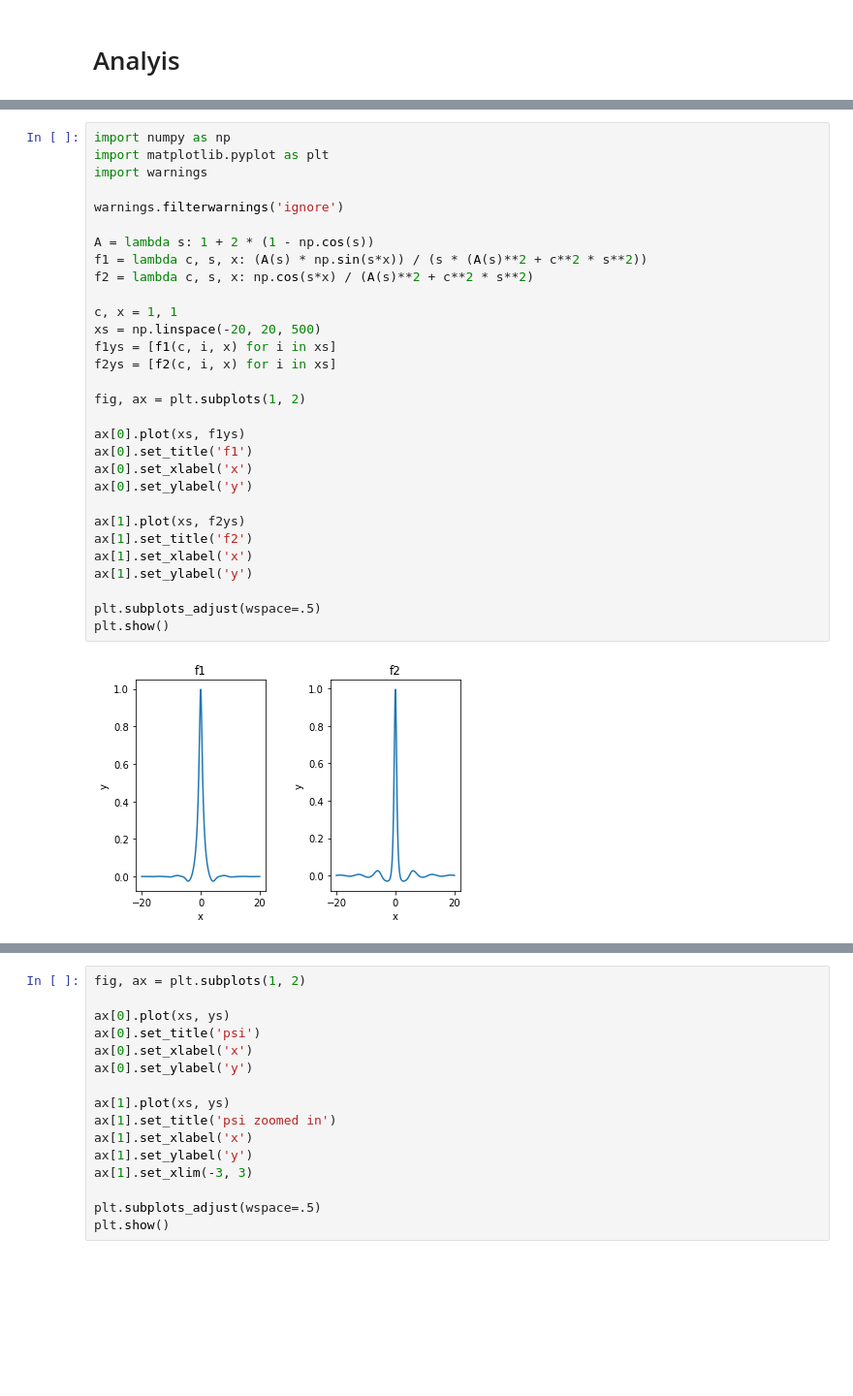
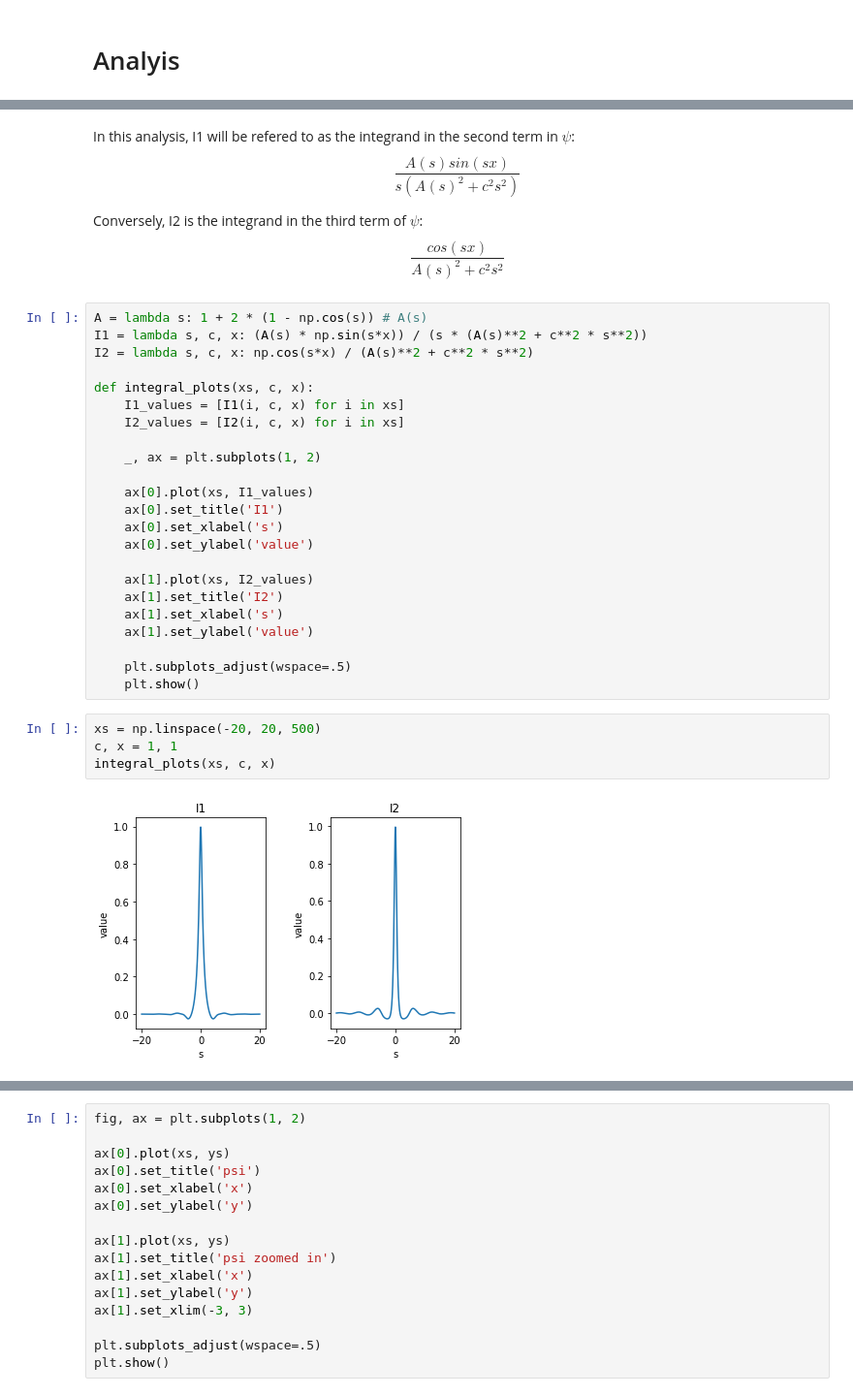
Before and after one commit to VijayStroup/ns-quadrature, a Jupyter notebook: nerve_quadrature.ipynb, the cells around one changed output, grey strips where cells are left out. Shown: that part at 97% size. Saved outputs shown, nothing was run; the diff lists cells and outputs as text; blank space fills up the shorter version.

Commit message:
integrand analysis

```diff
--- a/nerve_quadrature.ipynb
+++ b/nerve_quadrature.ipynb
@@ -73,32 +88,35 @@ Things to think about when analyzing this problem are:
+# %% [markdown]
+In this analysis, I1 will be refered to as the integrand in the second term in $\psi$:
+$$\frac{A(s)sin(sx)}{s(A(s)^2 + c^2s^2)}$$
+
+Conversely, I2 is the integrand in the third term of $\psi$:
+$$\frac{cos(sx)}{A(s)^2 + c^2s^2}$$
 # %%
-import numpy as np
-import matplotlib.pyplot as plt
-import warnings
+A = lambda s: 1 + 2 * (1 - np.cos(s)) # A(s)
+I1 = lambda s, c, x: (A(s) * np.sin(s*x)) / (s * (A(s)**2 + c**2 * s**2))
+I2 = lambda s, c, x: np.cos(s*x) / (A(s)**2 + c**2 * s**2)
 
-warnings.filterwarnings('ignore')
+def integral_plots(xs, c, x):
+    I1_values = [I1(i, c, x) for i in xs]
+    I2_values = [I2(i, c, x) for i in xs]
 
-A = lambda s: 1 + 2 * (1 - np.cos(s))
-f1 = lambda c, s, x: (A(s) * np.sin(s*x)) / (s * (A(s)**2 + c**2 * s**2))
-f2 = lambda c, s, x: np.cos(s*x) / (A(s)**2 + c**2 * s**2)
+    _, ax = plt.subplots(1, 2)
 
-c, x = 1, 1
-xs = np.linspace(-20, 20, 500)
-f1ys = [f1(c, i, x) for i in xs]
-f2ys = [f2(c, i, x) for i in xs]
+    ax[0].plot(xs, I1_values)
+    ax[0].set_title('I1')
+    ax[0].set_xlabel('s')
+    ax[0].set_ylabel('value')
 
-fig, ax = plt.subplots(1, 2)
+    ax[1].plot(xs, I2_values)
+    ax[1].set_title('I2')
+    ax[1].set_xlabel('s')
+    ax[1].set_ylabel('value')
 
-ax[0].plot(xs, f1ys)
-ax[0].set_title('f1')
-ax[0].set_xlabel('x')
-ax[0].set_ylabel('y')
-
-ax[1].plot(xs, f2ys)
-ax[1].set_title('f2')
-ax[1].set_xlabel('x')
-ax[1].set_ylabel('y')
-
-plt.subplots_adjust(wspace=.5)
-plt.show()
+    plt.subplots_adjust(wspace=.5)
+    plt.show()
-# %% [output]
-[figure, removed]
+# %%
+xs = np.linspace(-20, 20, 500)
+c, x = 1, 1
+integral_plots(xs, c, x)
+# %% [output]
+[figure, added]
```
Also changed, not shown: parts of 15 cells of this notebook.
